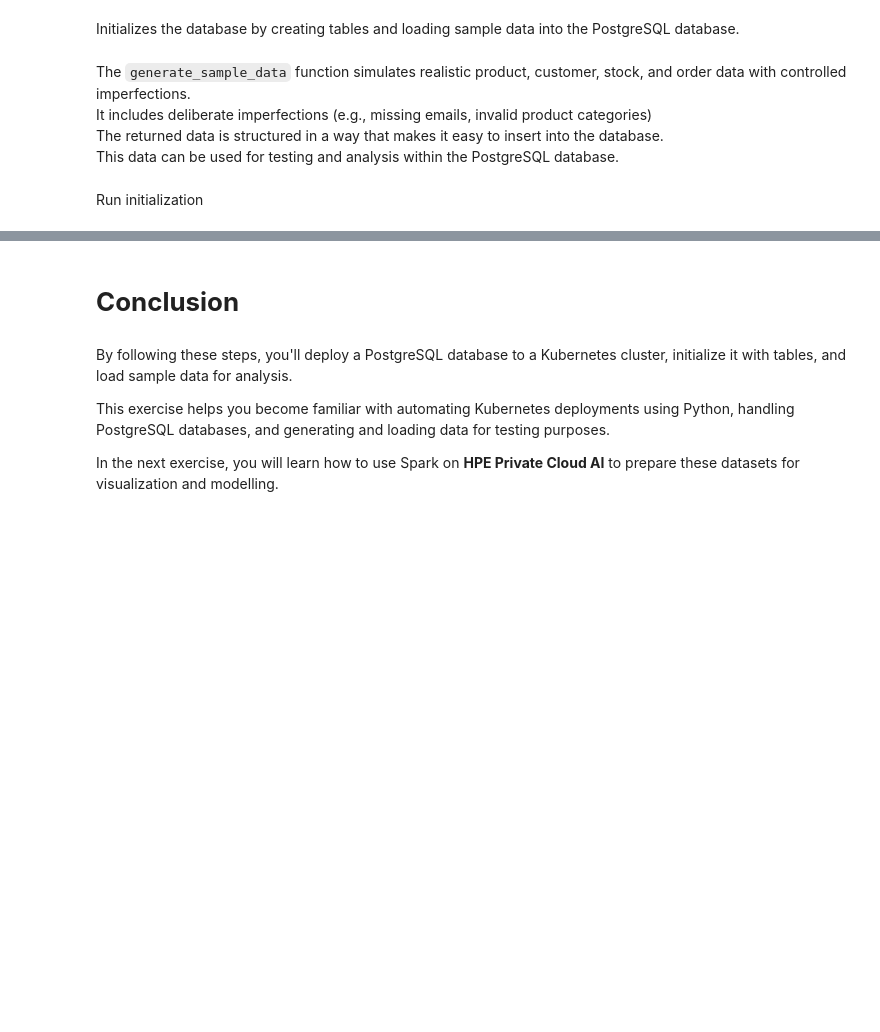
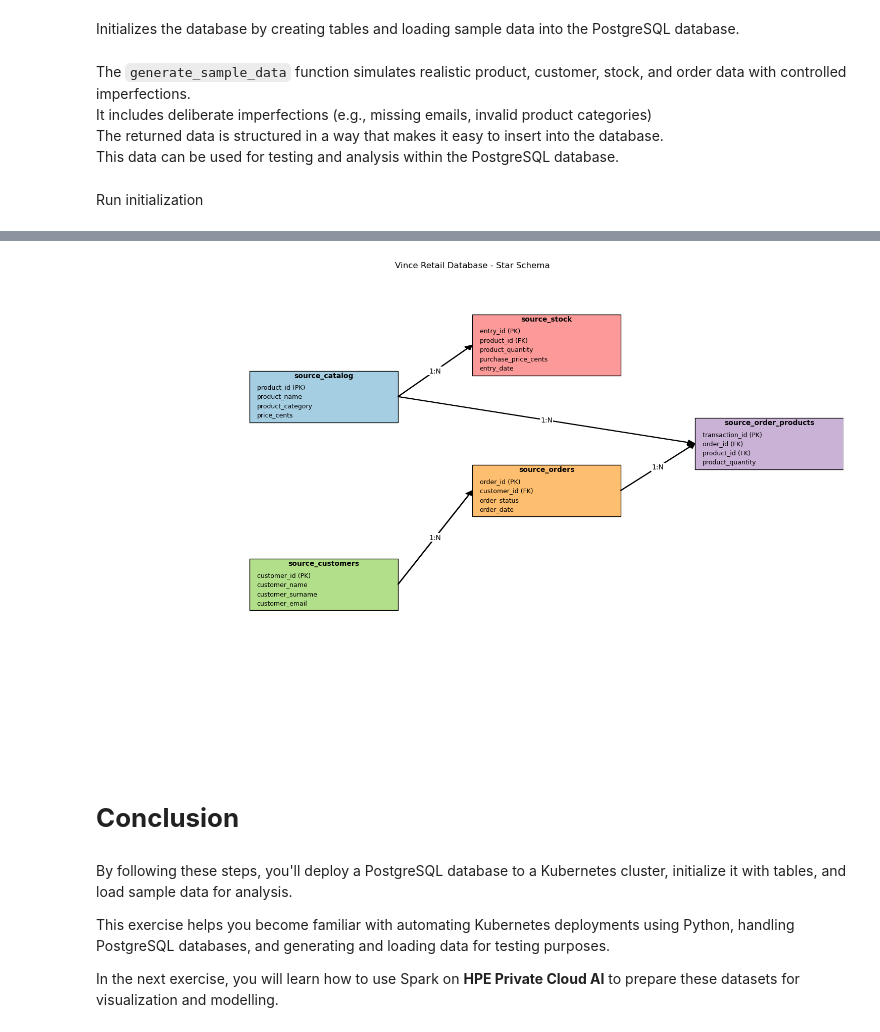
Before and after one commit to Vincent-Charbonnier/smart-data-analyst, a Jupyter notebook: 01.prepare_the_data.ipynb, the cells around one changed output, grey strips where cells are left out. Drawn from its saved outputs; the diff is of its cells as text; code cells hidden in the pictures; blank space fills up the shorter version.

```diff
--- a/01.prepare_the_data.ipynb
+++ b/01.prepare_the_data.ipynb
@@ -119,7 +145,6 @@ spec:
   resources:
     requests:
       storage: 1Gi
-  storageClassName: gl4f-filesystem
             """
             subprocess.run(f"echo '{pvc}' | kubectl apply -f -", shell=True, check=True)
             print(f"Created new PVC: {pvc_name}")
@@ -139,7 +164,6 @@ spec:
   resources:
     requests:
       storage: 1Gi
-  storageClassName: gl4f-filesystem
                     """
                 subprocess.run(f"echo '{pvc}' | kubectl apply -f -", shell=True, check=True)
     else:
@@ -574,3 +698,101 @@ initialize_database()
+# %%
+import psycopg2
+import matplotlib.pyplot as plt
+from matplotlib.patches import Rectangle, FancyArrow
+import matplotlib.patches as patches
+
+def draw_star_schema_matplotlib():
+    """Draw star schema using matplotlib (no Graphviz required)"""
+    try:
+        # Create figure
+        fig, ax = plt.subplots(figsize=(15, 10))
+        ax.set_xlim(0, 10)
+        ax.set_ylim(0, 10)
+        ax.axis('off')
+
+        # Table definitions
+        tables = {
+            'source_catalog': {
+                'position': (2, 7),
+                'columns': ['product_id (PK)', 'product_name', 'product_category', 'price_cents'],
+                'color': '#a6cee3'
+            },
+            'source_customers': {
+                'position': (2, 3),
+                'columns': ['customer_id (PK)', 'customer_name', 'customer_surname', 'customer_email'],
+                'color': '#b2df8a'
+            },
+            'source_stock': {
+                'position': (5, 8),
+                'columns': ['entry_id (PK)', 'product_id (FK)', 'product_quantity', 'purchase_price_cents', 'entry_date'],
+                'color': '#fb9a99'
+            },
+            'source_orders': {
+                'position': (5, 5),
+                'columns': ['order_id (PK)', 'customer_id (FK)', 'order_status', 'order_date'],
+                'color': '#fdbf6f'
+            },
+            'source_order_products': {
+                'position': (8, 6),
+                'columns': ['transaction_id (PK)', 'order_id (FK)', 'product_id (FK)', 'product_quantity'],
+                'color': '#cab2d6'
+            }
+        }
+
+        # Draw tables
+        for table, props in tables.items():
+            x, y = props['position']
+
+            # Draw table box
+            table_box = Rectangle((x, y), 2, 0.3 + 0.2 * len(props['columns']),
+                                facecolor=props['color'], edgecolor='black')
+            ax.add_patch(table_box)
+
+            # Add table name
+            ax.text(x + 1, y + 0.2 + 0.2 * len(props['columns']), table,
+                   ha='center', va='center', weight='bold')
+
+            # Add columns
+            for i, col in enumerate(props['columns']):
+                ax.text(x + 0.1, y + 0.15 + 0.2 * (len(props['columns']) - i - 1),
+                       col, ha='left', va='center', fontsize=9)
+
+        # Draw relationships
+        relationships = [
+            ('source_catalog', 'source_stock', '1:N'),
+            ('source_catalog', 'source_order_products', '1:N'),
+            ('source_customers', 'source_orders', '1:N'),
+            ('source_orders', 'source_order_products', '1:N')
+        ]
+
+        for src, dst, label in relationships:
+            src_x = tables[src]['position'][0] + 2
+            src_y = tables[src]['position'][1] + (0.3 + 0.2 * len(tables[src]['columns'])) / 2
+            dst_x = tables[dst]['position'][0]
+            dst_y = tables[dst]['position'][1] + (0.3 + 0.2 * len(tables[dst]['columns'])) / 2
+
+            arrow = FancyArrow(src_x, src_y, dst_x - src_x, dst_y - src_y,
+                              width=0.01, head_width=0.1, head_length=0.1,
+                              length_includes_head=True, color='black')
+            ax.add_patch(arrow)
+
+            # Add relationship label
+            label_x = (src_x + dst_x) / 2
+            label_y = (src_y + dst_y) / 2
+            ax.text(label_x, label_y, label, ha='center', va='center',
+                   bbox=dict(facecolor='white', edgecolor='none', pad=1))
+
+        plt.title('Vince Retail Database - Star Schema', pad=20)
+        plt.tight_layout()
+        plt.show()
+
+    except Exception as e:
+        print(f"Error generating diagram: {e}")
+
+# Generate and display the diagram
+draw_star_schema_matplotlib()
+# %% [output]
+[figure, added]
 # %% [markdown]
 # **Conclusion**
 # %% [markdown]
```
Also changed, not shown: parts of 12 cells of this notebook.
